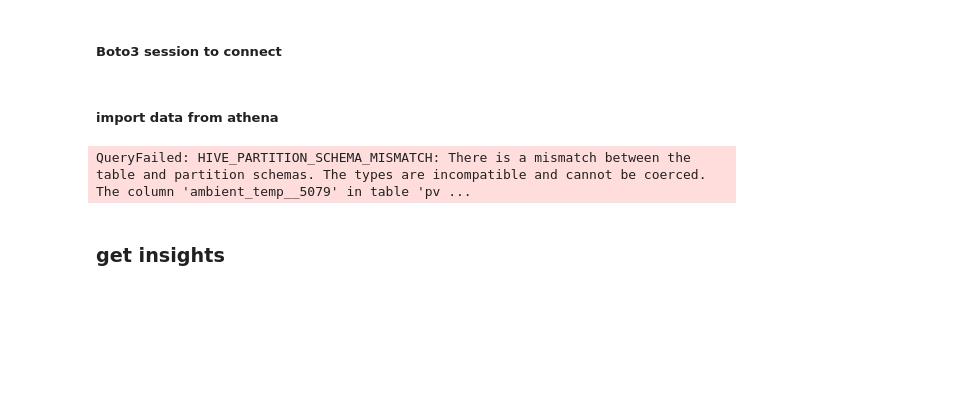
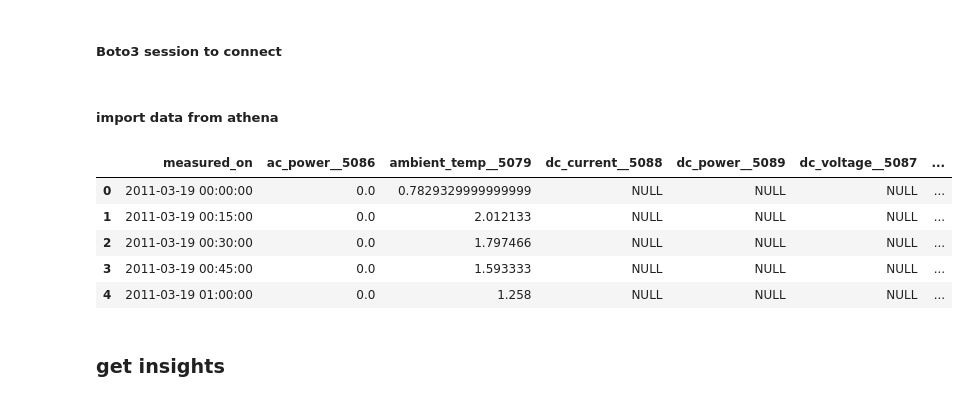
Before and after one commit to xbyjoex/PPP-Project, a Jupyter notebook: EDA.ipynb, the cells around one changed output. Cells and saved outputs as stored; diff of their text form; code cells hidden in the pictures; blank space fills up the shorter version.

```diff
--- a/EDA.ipynb
+++ b/EDA.ipynb
@@ -41,17 +41,22 @@ boto_session = boto3.Session(
 ##### import data from athena
 # %%
 database = 'pvdaq'
-table = 'system_id'
+table = 'system_1431_unified'
 
 df = wr.athena.read_sql_query(
     f"SELECT * FROM {database}.{table}",
     database=database,
     boto3_session=boto_session
 )
 
 df.head()
 # %% [output]
-QueryFailed: HIVE_PARTITION_SCHEMA_MISMATCH: There is a mismatch between the table and partition schemas. The types are incompatible and cannot be coerced. The column 'ambient_temp__5079' in table 'pv ...
+|  | measured_on | ac_power__5086 | ambient_temp__5079 | dc_current__5088 | dc_power__5089 | dc_voltage__5087 | ... |
+| 0 | 2011-03-19 00:00:00 | 0.0 | 0.7829329999999999 | NULL | NULL | NULL | ... |
+| 1 | 2011-03-19 00:15:00 | 0.0 | 2.012133 | NULL | NULL | NULL | ... |
+| 2 | 2011-03-19 00:30:00 | 0.0 | 1.797466 | NULL | NULL | NULL | ... |
+| 3 | 2011-03-19 00:45:00 | 0.0 | 1.593333 | NULL | NULL | NULL | ... |
+| 4 | 2011-03-19 01:00:00 | 0.0 | 1.258 | NULL | NULL | NULL | ... |
 # %% [markdown]
 ### get insights
 # %% [markdown]
```
Also changed, not shown: parts of 2 cells of this notebook.
